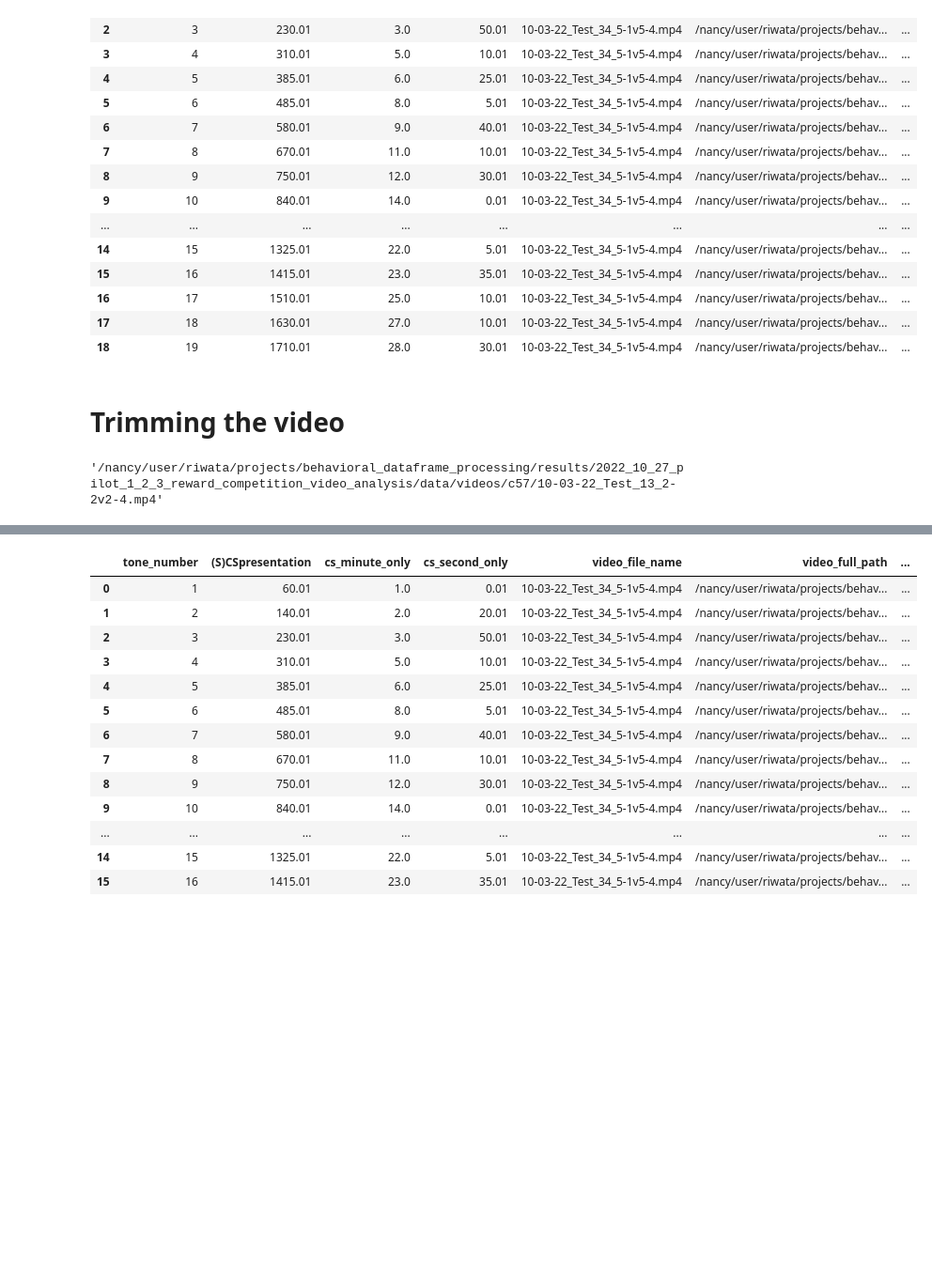
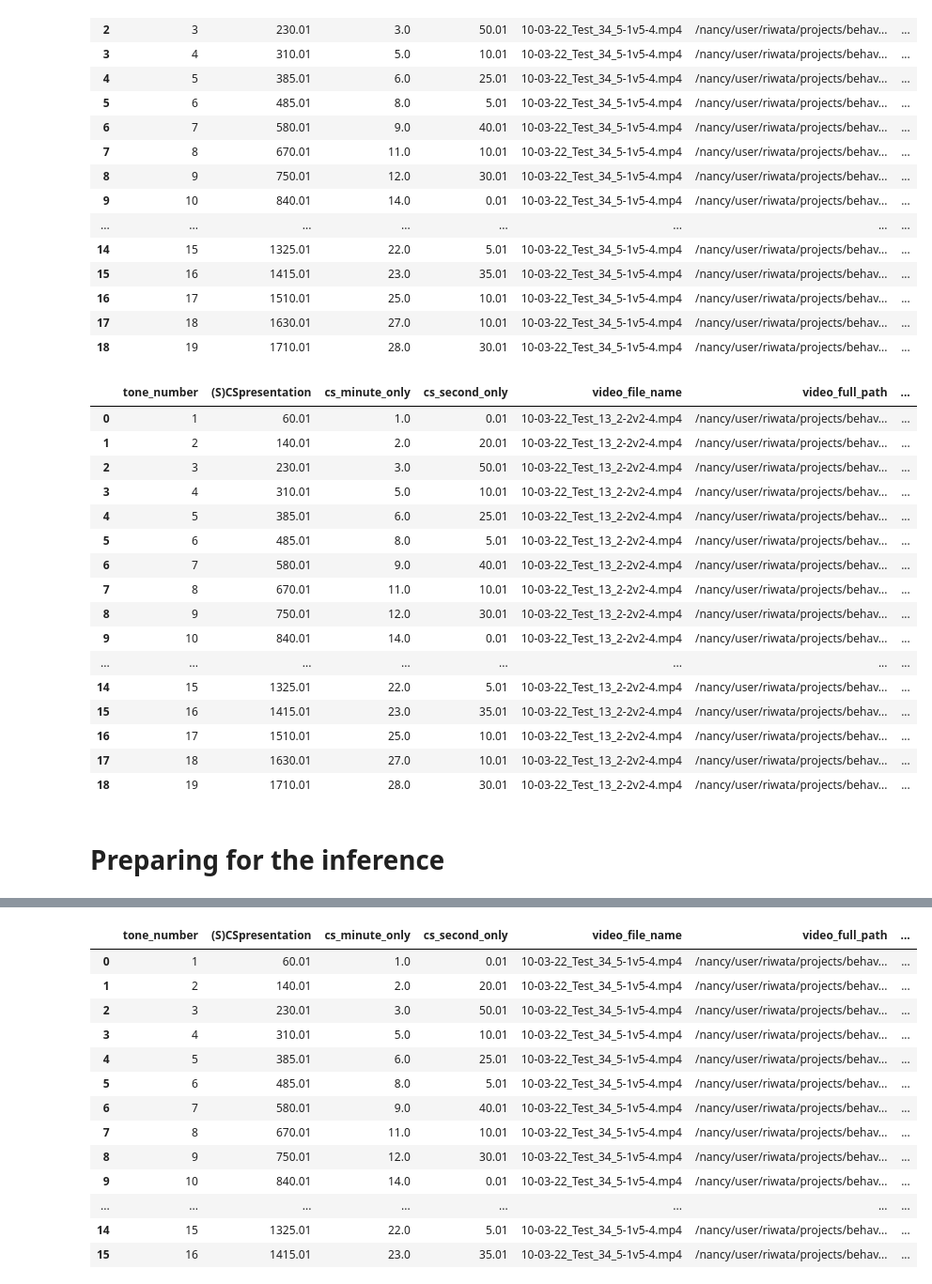
Before and after one commit to padillacoreanolab/behavioral_dataframe_processing, a Jupyter notebook: results/2022_10_27_pilot_1_2_3_reward_competition_video_analysis/02_get_tone_times.ipynb, the cells around one changed output, grey strips where cells are left out. Shown at 94% size. Drawn from its saved outputs; the diff is of its cells as text; code cells hidden in the pictures; blank space fills up the shorter version.

```diff
--- a/results/2022_10_27_pilot_1_2_3_reward_competition_video_analysis/02_get_tone_times.ipynb
+++ b/results/2022_10_27_pilot_1_2_3_reward_competition_video_analysis/02_get_tone_times.ipynb
@@ -636,5 +637,25 @@ video_file_name_to_sub_dicts[video_file_name]["cs_presentation_df"]
 | 16 | 17 | 1510.01 | 25.0 | 10.01 | 10-03-22_Test_34_5-1v5-4.mp4 | /nancy/user/riwata/projects/behav... | ... |
 | 17 | 18 | 1630.01 | 27.0 | 10.01 | 10-03-22_Test_34_5-1v5-4.mp4 | /nancy/user/riwata/projects/behav... | ... |
 | 18 | 19 | 1710.01 | 28.0 | 30.01 | 10-03-22_Test_34_5-1v5-4.mp4 | /nancy/user/riwata/projects/behav... | ... |
+# %%
+video_file_name_to_sub_dicts["10-03-22_Test_13_2-2v2-4.mp4"]["cs_presentation_df"]
+# %% [output]
+|  | tone_number | (S)CSpresentation | cs_minute_only | cs_second_only | video_file_name | video_full_path | ... |
+| 0 | 1 | 60.01 | 1.0 | 0.01 | 10-03-22_Test_13_2-2v2-4.mp4 | /nancy/user/riwata/projects/behav... | ... |
+| 1 | 2 | 140.01 | 2.0 | 20.01 | 10-03-22_Test_13_2-2v2-4.mp4 | /nancy/user/riwata/projects/behav... | ... |
+| 2 | 3 | 230.01 | 3.0 | 50.01 | 10-03-22_Test_13_2-2v2-4.mp4 | /nancy/user/riwata/projects/behav... | ... |
+| 3 | 4 | 310.01 | 5.0 | 10.01 | 10-03-22_Test_13_2-2v2-4.mp4 | /nancy/user/riwata/projects/behav... | ... |
+| 4 | 5 | 385.01 | 6.0 | 25.01 | 10-03-22_Test_13_2-2v2-4.mp4 | /nancy/user/riwata/projects/behav... | ... |
+| 5 | 6 | 485.01 | 8.0 | 5.01 | 10-03-22_Test_13_2-2v2-4.mp4 | /nancy/user/riwata/projects/behav... | ... |
+| 6 | 7 | 580.01 | 9.0 | 40.01 | 10-03-22_Test_13_2-2v2-4.mp4 | /nancy/user/riwata/projects/behav... | ... |
+| 7 | 8 | 670.01 | 11.0 | 10.01 | 10-03-22_Test_13_2-2v2-4.mp4 | /nancy/user/riwata/projects/behav... | ... |
+| 8 | 9 | 750.01 | 12.0 | 30.01 | 10-03-22_Test_13_2-2v2-4.mp4 | /nancy/user/riwata/projects/behav... | ... |
+| 9 | 10 | 840.01 | 14.0 | 0.01 | 10-03-22_Test_13_2-2v2-4.mp4 | /nancy/user/riwata/projects/behav... | ... |
+| ... | ... | ... | ... | ... | ... | ... | ... |
+| 14 | 15 | 1325.01 | 22.0 | 5.01 | 10-03-22_Test_13_2-2v2-4.mp4 | /nancy/user/riwata/projects/behav... | ... |
+| 15 | 16 | 1415.01 | 23.0 | 35.01 | 10-03-22_Test_13_2-2v2-4.mp4 | /nancy/user/riwata/projects/behav... | ... |
+| 16 | 17 | 1510.01 | 25.0 | 10.01 | 10-03-22_Test_13_2-2v2-4.mp4 | /nancy/user/riwata/projects/behav... | ... |
+| 17 | 18 | 1630.01 | 27.0 | 10.01 | 10-03-22_Test_13_2-2v2-4.mp4 | /nancy/user/riwata/projects/behav... | ... |
+| 18 | 19 | 1710.01 | 28.0 | 30.01 | 10-03-22_Test_13_2-2v2-4.mp4 | /nancy/user/riwata/projects/behav... | ... |
 # %% [markdown]
-# Trimming the video
+# Preparing for the inference
@@ -658,4 +661,0 @@ for video_relative_path in video_file_paths:
-# %%
-all_cs_presentation_dataframe["video_full_path"].iloc[0]
-# %% [output]
-'/nancy/user/riwata/projects/behavioral_dataframe_processing/results/2022_10_27_pilot_1_2_3_reward_competition_video_analysis/data/videos/c57/10-03-22_Test_13_2-2v2-4.mp4'
```
Also changed, not shown: parts of 13 cells of this notebook, 6 other files.
